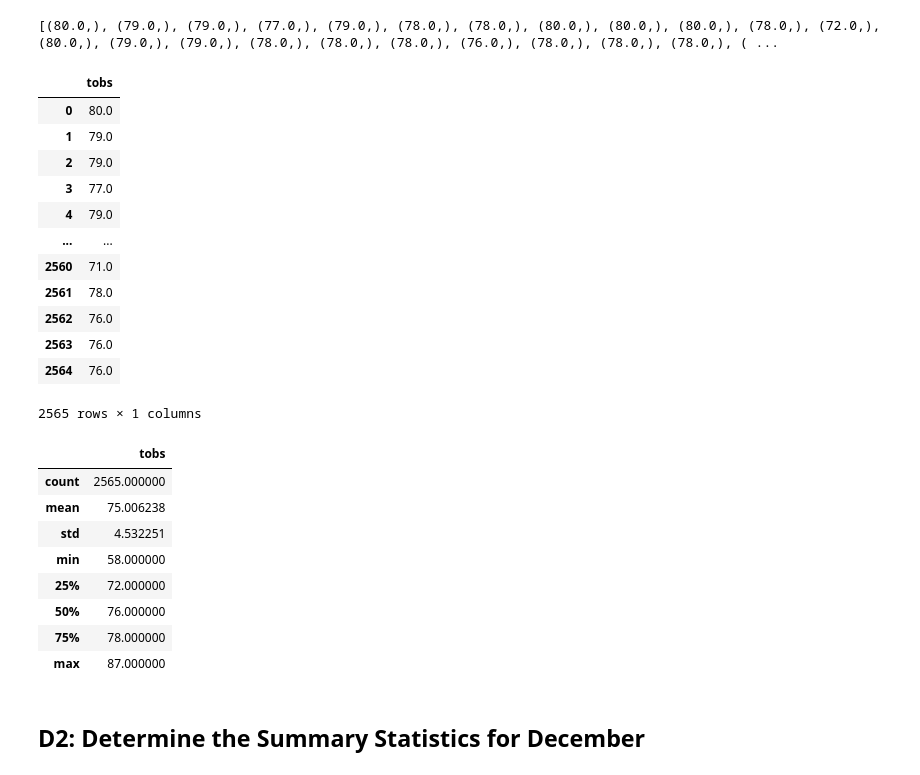
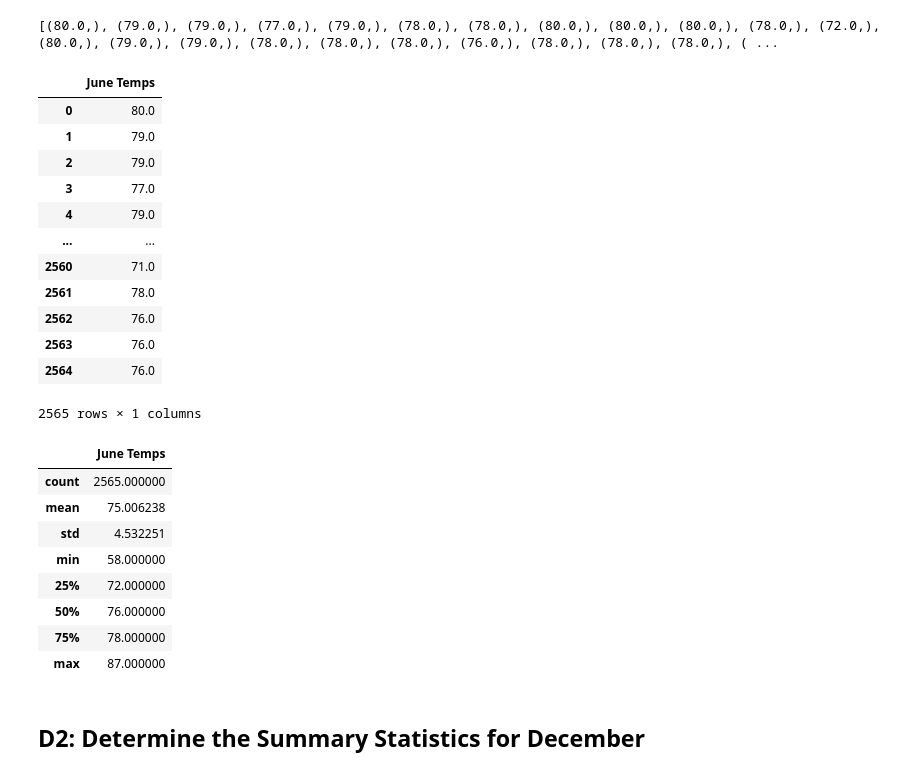
Before and after one commit to EnzoZirotti/Surfs_up, a Jupyter notebook: SurfsUp_Challenge.ipynb, the cells around one changed output. Drawn from its saved outputs; the diff is of its cells as text; code cells hidden in the pictures.

```diff
--- a/SurfsUp_Challenge.ipynb
+++ b/SurfsUp_Challenge.ipynb
@@ -40,11 +40,11 @@ print(june_temp)
 [(80.0,), (79.0,), (79.0,), (77.0,), (79.0,), (78.0,), (78.0,), (80.0,), (80.0,), (80.0,), (78.0,), (72.0,), (80.0,), (79.0,), (79.0,), (78.0,), (78.0,), (78.0,), (76.0,), (78.0,), (78.0,), (78.0,), ( ...
 # %%
 # 4. Create a DataFrame from the list of temperatures for the month of June.
-june_temp_df = pd.DataFrame(june_temp, columns=["tobs"])
+june_temp_df = pd.DataFrame(june_temp, columns=["June Temps"])
 june_temp_df
 #df = pd.DataFrame(results, columns=['tobs'])
 # %% [output]
-|  | tobs |
+|  | June Temps |
 | 0 | 80.0 |
 | 1 | 79.0 |
 | 2 | 79.0 |
@@ -61,7 +61,7 @@ june_temp_df
 # 5. Calculate and print out the summary statistics for the June temperature DataFrame.
 june_temp_df.describe()
 # %% [output]
-|  | tobs |
+|  | June Temps |
 | count | 2565.000000 |
 | mean | 75.006238 |
 | std | 4.532251 |
```
Also changed, not shown: parts of 2 cells of this notebook.
